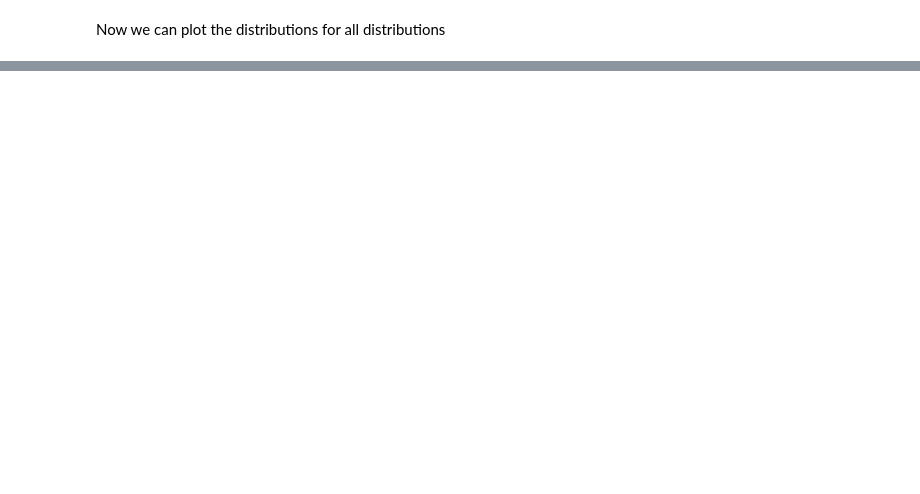
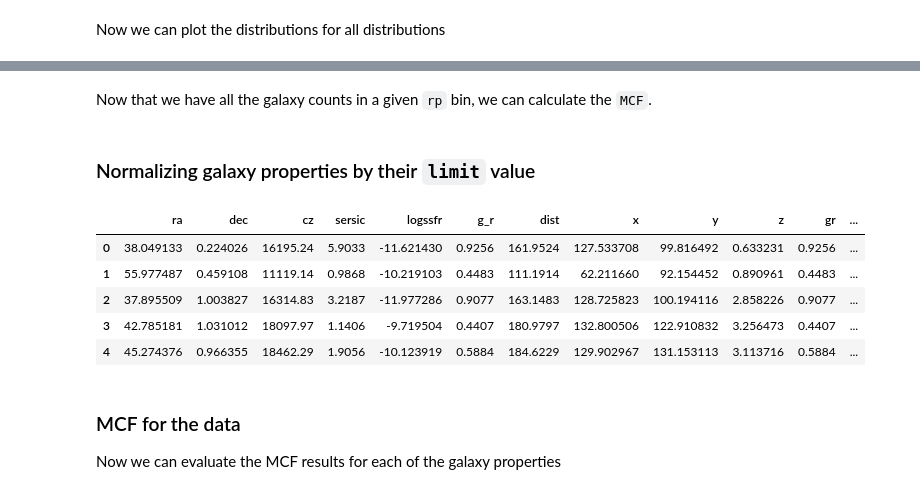
Before and after one commit to vcalderon2009/SDSS_Conformity_Analysis, a Jupyter notebook: notebooks/2.0-VC-Mark-Correlation-Function-Distributions-Testing.ipynb, the cells around one changed output, grey strips where cells are left out. Cells and saved outputs as stored; diff of their text form; code cells hidden in the pictures; blank space fills up the shorter version.

```diff
--- a/notebooks/2.0-VC-Mark-Correlation-Function-Distributions-Testing.ipynb
+++ b/notebooks/2.0-VC-Mark-Correlation-Function-Distributions-Testing.ipynb
@@ -289,0 +291,11 @@ distr_plotting(mcf_sh_dict, fig_dir=fig_dir, savefig=True, name='Shuffles', shar
+# %%
+## Extracting galaxies that are within a given
+mgroup_bin = [11.6, 12.0]
+Cens       = int(1)
+
+DR7_catl_rp = DR7_catl.loc[(DR7_catl['M_h'] >= mgroup_bin[0]) &
+                           (DR7_catl['M_h'] <  mgroup_bin[1]) &
+                           (DR7_catl['galtype'] == Cens),
+                          ['ra','dec','cz','sersic','logssfr','g_r']].copy().reset_index(drop=True)
+
+print('There is a total of {0} of galaxies in this galaxy sample!!\n\n'.format(DR7_catl_rp.shape[0]))
@@ -289,0 +608,23 @@ distr_plotting(mcf_sh_dict, fig_dir=fig_dir, savefig=True, name='Shuffles', shar
+# %% [markdown]
+Now that we have all the galaxy counts in a given `rp` bin, we can calculate the `MCF`.
+# %% [markdown]
+### Normalizing galaxy properties by their `limit` value
+# %%
+prop_lim = {'logssfr':-11,
+            'sersic':3,
+            'gr':0.75}
+
+for prop in ['sersic', 'logssfr', 'gr']:
+    DR7_catl_rp.loc[:,prop + '_norm'] = DR7_catl_rp[prop] / prop_lim[prop]
+
+DR7_catl_rp.head()
+# %% [output]
+|  | ra | dec | cz | sersic | logssfr | g_r | dist | x | y | z | gr | ... |
+| 0 | 38.049133 | 0.224026 | 16195.24 | 5.9033 | -11.621430 | 0.9256 | 161.9524 | 127.533708 | 99.816492 | 0.633231 | 0.9256 | ... |
+| 1 | 55.977487 | 0.459108 | 11119.14 | 0.9868 | -10.219103 | 0.4483 | 111.1914 | 62.211660 | 92.154452 | 0.890961 | 0.4483 | ... |
+| 2 | 37.895509 | 1.003827 | 16314.83 | 3.2187 | -11.977286 | 0.9077 | 163.1483 | 128.725823 | 100.194116 | 2.858226 | 0.9077 | ... |
+| 3 | 42.785181 | 1.031012 | 18097.97 | 1.1406 | -9.719504 | 0.4407 | 180.9797 | 132.800506 | 122.910832 | 3.256473 | 0.4407 | ... |
+| 4 | 45.274376 | 0.966355 | 18462.29 | 1.9056 | -10.123919 | 0.5884 | 184.6229 | 129.902967 | 131.153113 | 3.113716 | 0.5884 | ... |
+# %% [markdown]
+### MCF for the data
+Now we can evaluate the MCF results for each of the galaxy properties
```
Also changed, not shown: parts of 26 cells of this notebook.
